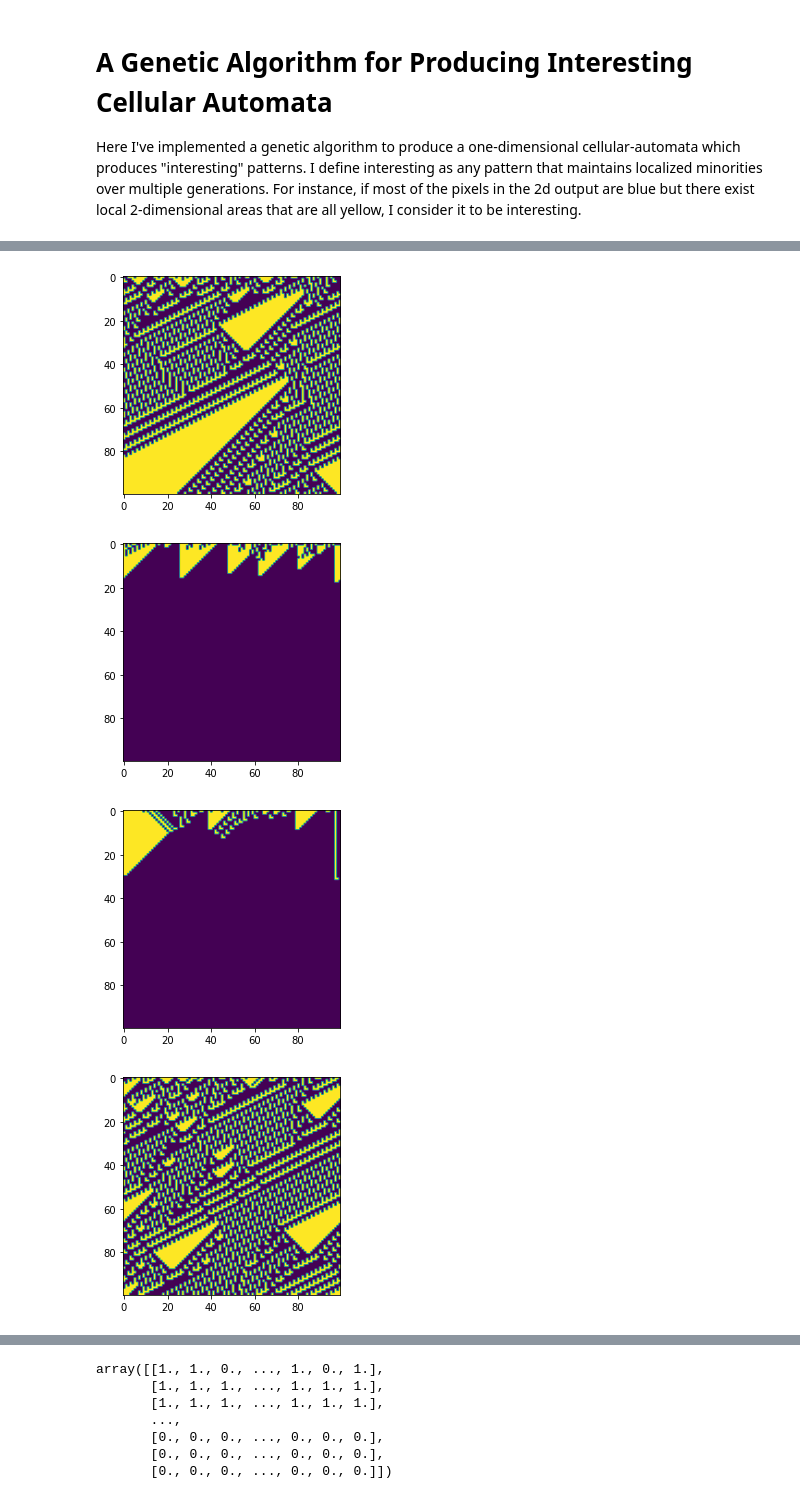
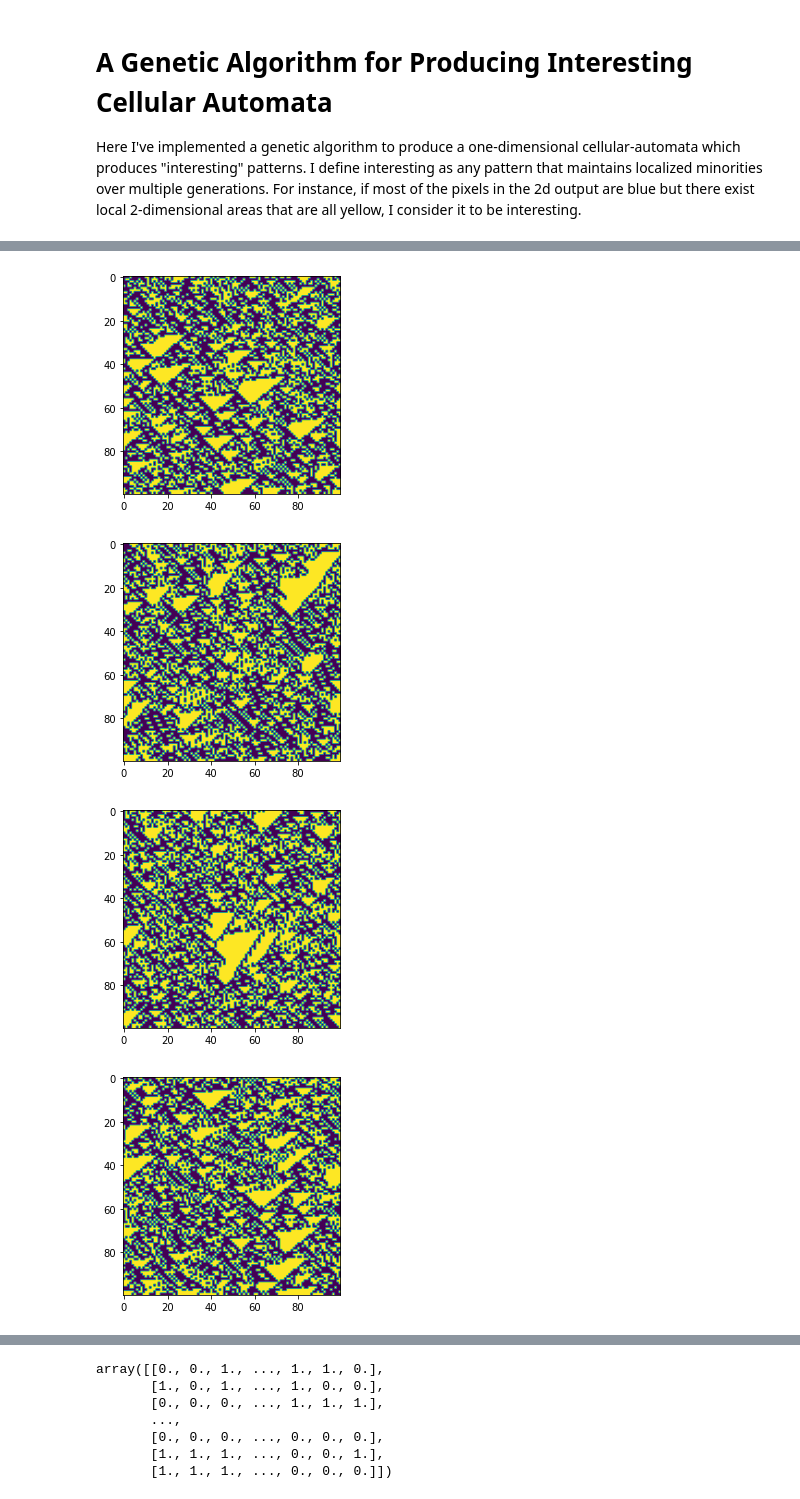
Before and after one commit to matthewbbone/complexity-science, a Jupyter notebook: GA-elementary-CA.ipynb, the cells around one changed output, grey strips where cells are left out. Drawn from its saved outputs; the diff is of its cells as text; code cells hidden in the pictures.

```diff
--- a/GA-elementary-CA.ipynb
+++ b/GA-elementary-CA.ipynb
@@ -193,13 +193,13 @@ def generate_ca(popsize, generations, neighbors, n_tests, dims, perc_zero,
 
         return pop.top_rules(elite_prop, n_tests, dims, perc_zero, locality_size)
 # %%
-best = generate_ca(popsize = 50,
+best = generate_ca(popsize = 25,
             generations = 20,
-            neighbors = 5,
-            n_tests = 15,
+            neighbors = 7,
+            n_tests = 10,
             dims = 50,
             perc_zero = .5,
-            locality_size = 10,
+            locality_size = 5,
             elite_prop = .2,
             mut_rate = .4,
             n_mut = 2,
@@ -227,8 +227,4 @@ gen_map(dimension = 100,
         perc_zero = .5,
         rule = best[4],
         show = True)
-gen_map(dimension = 100,
-        perc_zero = .5,
-        rule = best[5],
-        show = True)
 # %% [output]
@@ -236,4 +232,4 @@ gen_map(dimension = 100,
-[figure, old version]
+[figure, new version]
-[figure, old version]
+[figure, new version]
-[figure, old version]
+[figure, new version]
-[figure, old version]
+[figure, new version]
@@ -241,7 +236,7 @@ gen_map(dimension = 100,
-array([[1., 1., 0., ..., 1., 0., 1.],
-       [1., 1., 1., ..., 1., 1., 1.],
-       [1., 1., 1., ..., 1., 1., 1.],
+array([[0., 0., 1., ..., 1., 1., 0.],
+       [1., 0., 1., ..., 1., 0., 0.],
+       [0., 0., 0., ..., 1., 1., 1.],
        ...,
        [0., 0., 0., ..., 0., 0., 0.],
-       [0., 0., 0., ..., 0., 0., 0.],
-       [0., 0., 0., ..., 0., 0., 0.]])
+       [1., 1., 1., ..., 0., 0., 1.],
+       [1., 1., 1., ..., 0., 0., 0.]])
```
Also changed, not shown: parts of 2 cells of this notebook, 1 other file.
